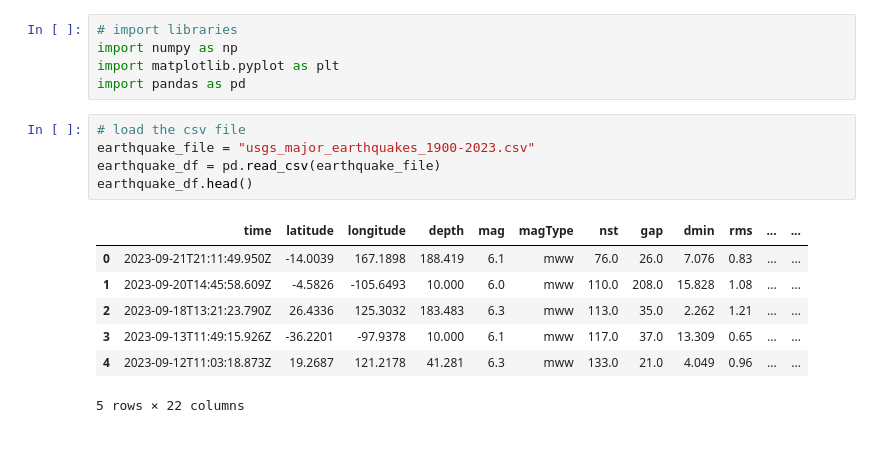
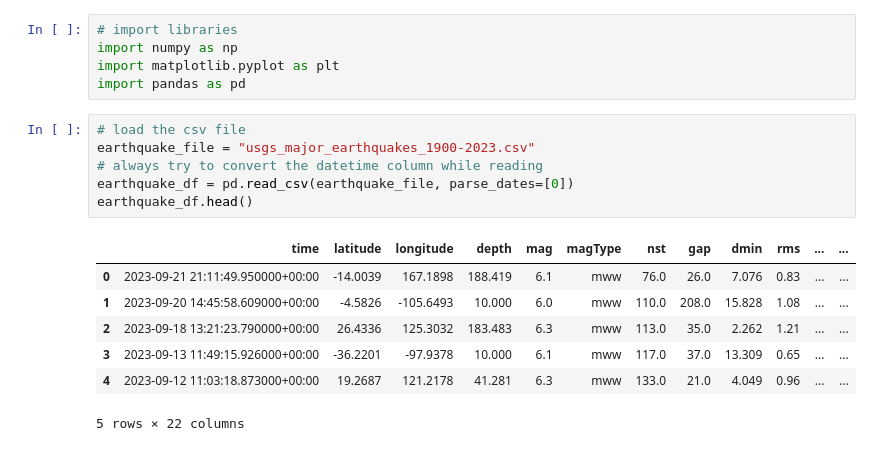
Before and after one commit to match798/G690, a Jupyter notebook: 05_multidimensional_arrays_also_plotting/05_warmup.ipynb, the cells around one changed output. Drawn from its saved outputs; the diff is of its cells as text.

```diff
--- a/05_multidimensional_arrays_also_plotting/05_warmup.ipynb
+++ b/05_multidimensional_arrays_also_plotting/05_warmup.ipynb
@@ -32,13 +32,14 @@ import pandas as pd
 # %%
 # load the csv file
 earthquake_file = "usgs_major_earthquakes_1900-2023.csv"
-earthquake_df = pd.read_csv(earthquake_file)
+# always try to convert the datetime column while reading
+earthquake_df = pd.read_csv(earthquake_file, parse_dates=[0])
 earthquake_df.head()
 # %% [output]
 |  | time | latitude | longitude | depth | mag | magType | nst | gap | dmin | rms | ... | ... |
-| 0 | 2023-09-21T21:11:49.950Z | -14.0039 | 167.1898 | 188.419 | 6.1 | mww | 76.0 | 26.0 | 7.076 | 0.83 | ... | ... |
-| 1 | 2023-09-20T14:45:58.609Z | -4.5826 | -105.6493 | 10.000 | 6.0 | mww | 110.0 | 208.0 | 15.828 | 1.08 | ... | ... |
-| 2 | 2023-09-18T13:21:23.790Z | 26.4336 | 125.3032 | 183.483 | 6.3 | mww | 113.0 | 35.0 | 2.262 | 1.21 | ... | ... |
-| 3 | 2023-09-13T11:49:15.926Z | -36.2201 | -97.9378 | 10.000 | 6.1 | mww | 117.0 | 37.0 | 13.309 | 0.65 | ... | ... |
-| 4 | 2023-09-12T11:03:18.873Z | 19.2687 | 121.2178 | 41.281 | 6.3 | mww | 133.0 | 21.0 | 4.049 | 0.96 | ... | ... |
+| 0 | 2023-09-21 21:11:49.950000+00:00 | -14.0039 | 167.1898 | 188.419 | 6.1 | mww | 76.0 | 26.0 | 7.076 | 0.83 | ... | ... |
+| 1 | 2023-09-20 14:45:58.609000+00:00 | -4.5826 | -105.6493 | 10.000 | 6.0 | mww | 110.0 | 208.0 | 15.828 | 1.08 | ... | ... |
+| 2 | 2023-09-18 13:21:23.790000+00:00 | 26.4336 | 125.3032 | 183.483 | 6.3 | mww | 113.0 | 35.0 | 2.262 | 1.21 | ... | ... |
+| 3 | 2023-09-13 11:49:15.926000+00:00 | -36.2201 | -97.9378 | 10.000 | 6.1 | mww | 117.0 | 37.0 | 13.309 | 0.65 | ... | ... |
+| 4 | 2023-09-12 11:03:18.873000+00:00 | 19.2687 | 121.2178 | 41.281 | 6.3 | mww | 133.0 | 21.0 | 4.049 | 0.96 | ... | ... |
 5 rows × 22 columns
```
Also changed, not shown: parts of 15 cells of this notebook.
